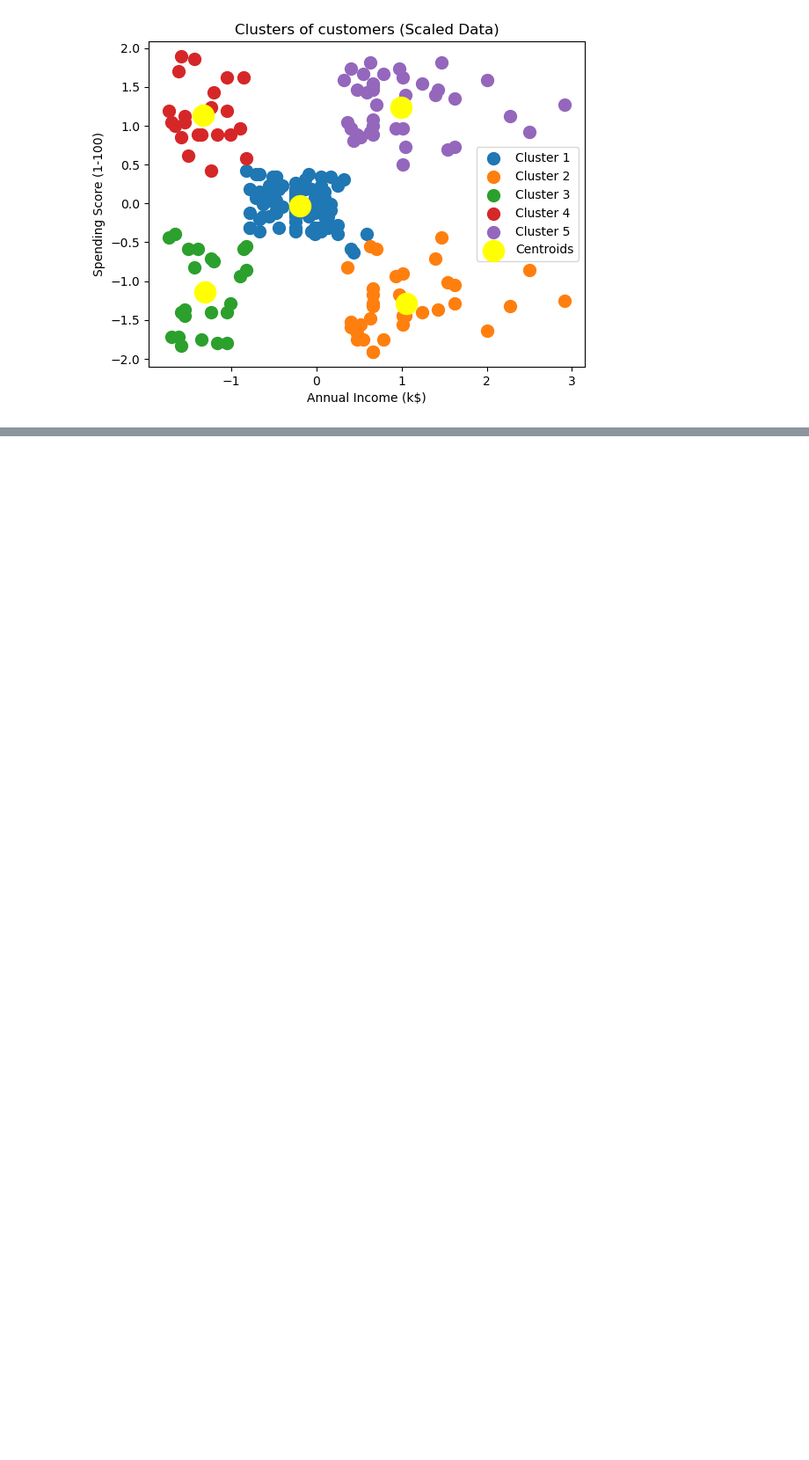
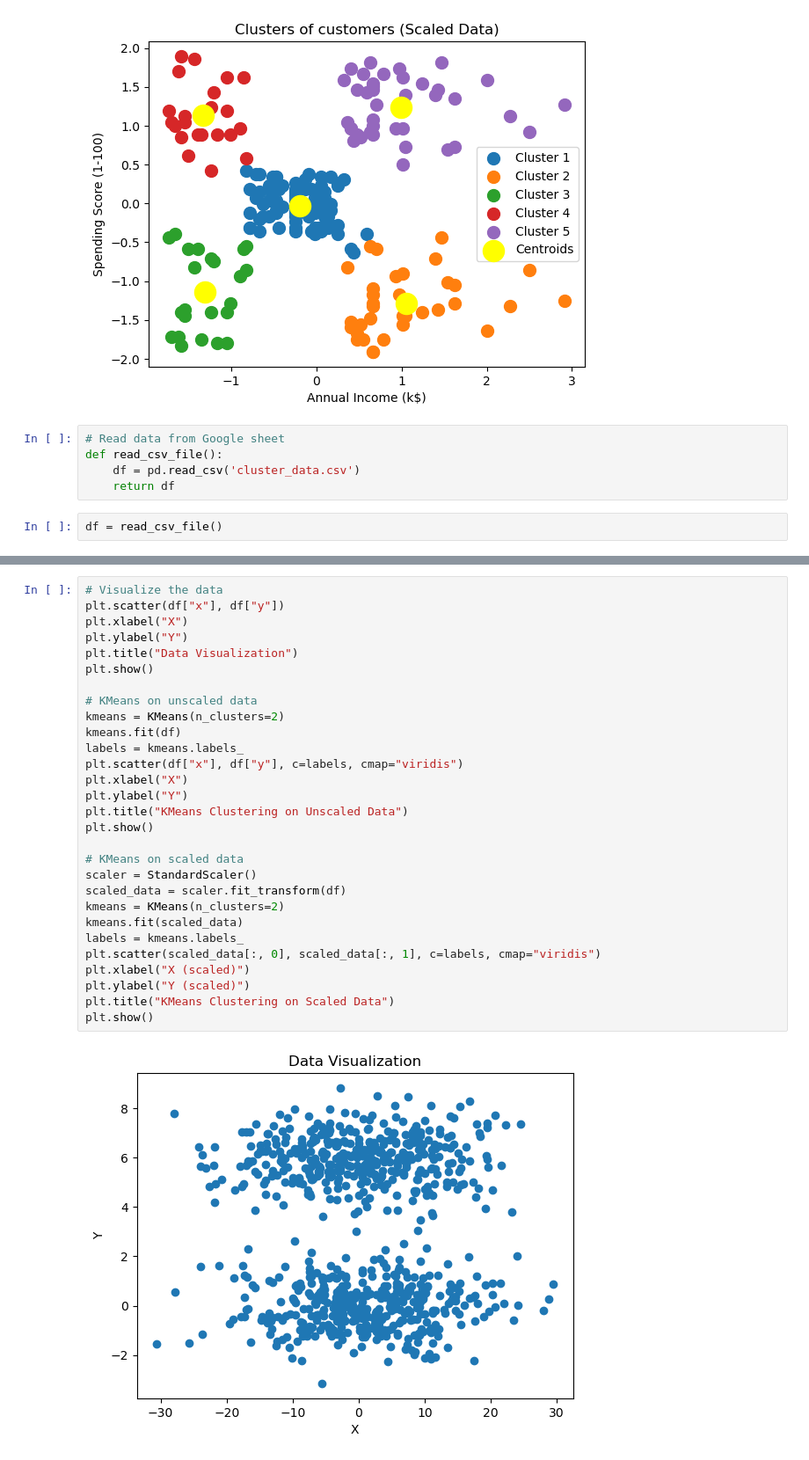
Before and after one commit to JoeyGideon/clustering-exercises, a Jupyter notebook: modeling.ipynb, the cells around one changed output, grey strips where cells are left out. Shown at 88% size. Drawn from its saved outputs; the diff is of its cells as text; blank space fills up the shorter version.

```diff
--- a/modeling.ipynb
+++ b/modeling.ipynb
@@ -239,3 +239,10 @@ visualize_clusters(X_scaled, y_kmeans_scaled, kmeans_scaled, 'Clusters of custom
 # %% [output]
 [figure]
 [figure]
+# %%
+# Read data from Google sheet
+def read_csv_file():
+    df = pd.read_csv('cluster_data.csv')
+    return df
+# %%
+df = read_csv_file()
@@ -241,0 +258,31 @@ visualize_clusters(X_scaled, y_kmeans_scaled, kmeans_scaled, 'Clusters of custom
+# %%
+# Visualize the data
+plt.scatter(df["x"], df["y"])
+plt.xlabel("X")
+plt.ylabel("Y")
+plt.title("Data Visualization")
+plt.show()
+
+# KMeans on unscaled data
+kmeans = KMeans(n_clusters=2)
+kmeans.fit(df)
+labels = kmeans.labels_
+plt.scatter(df["x"], df["y"], c=labels, cmap="viridis")
+plt.xlabel("X")
+plt.ylabel("Y")
+plt.title("KMeans Clustering on Unscaled Data")
+plt.show()
+
+# KMeans on scaled data
+scaler = StandardScaler()
+scaled_data = scaler.fit_transform(df)
+kmeans = KMeans(n_clusters=2)
+kmeans.fit(scaled_data)
+labels = kmeans.labels_
+plt.scatter(scaled_data[:, 0], scaled_data[:, 1], c=labels, cmap="viridis")
+plt.xlabel("X (scaled)")
+plt.ylabel("Y (scaled)")
+plt.title("KMeans Clustering on Scaled Data")
+plt.show()
+# %% [output]
+[figure, added]
```
Also changed, not shown: parts of 3 cells of this notebook.
